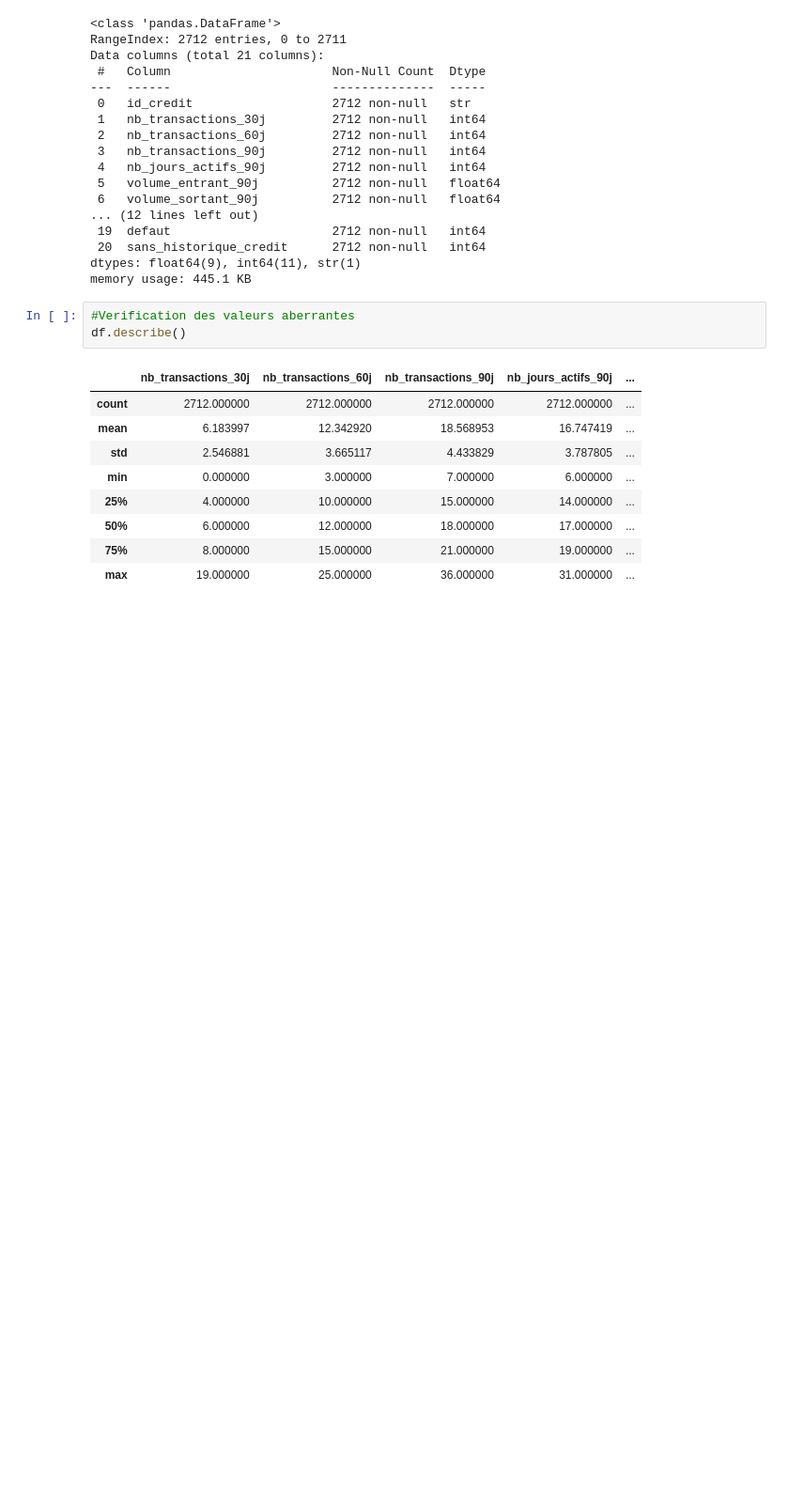
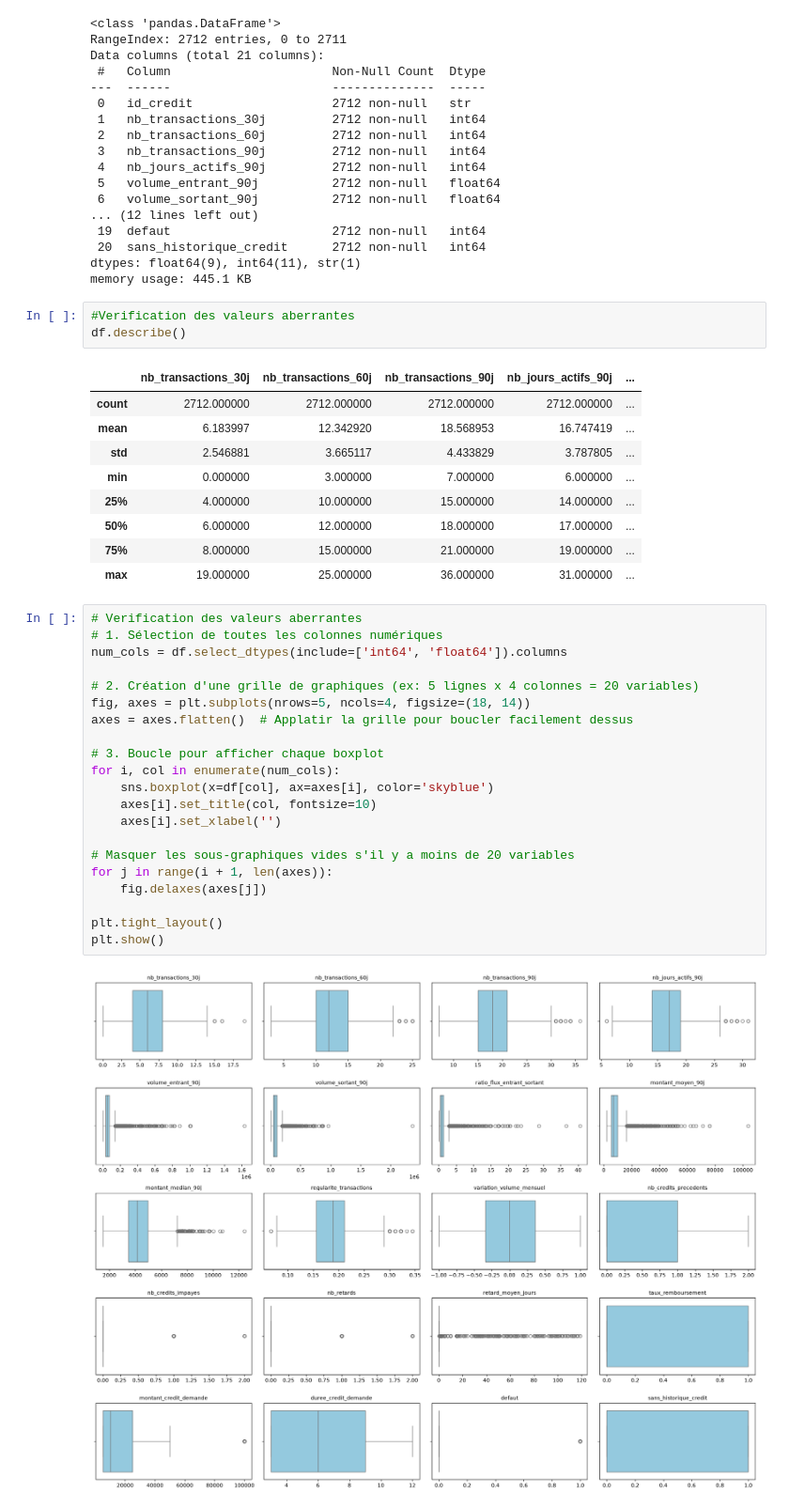
Before and after one commit to Awaniass26/Projet-Dataflow360, a Jupyter notebook: notebooks/eda_credit.ipynb, the cells around one changed output. Shown at 94% size. Cells and saved outputs as stored; diff of their text form; blank space fills up the shorter version.

```diff
--- a/notebooks/eda_credit.ipynb
+++ b/notebooks/eda_credit.ipynb
@@ -125,3 +135,26 @@ df.describe()
 | 50% | 6.000000 | 12.000000 | 18.000000 | 17.000000 | ... |
 | 75% | 8.000000 | 15.000000 | 21.000000 | 19.000000 | ... |
 | max | 19.000000 | 25.000000 | 36.000000 | 31.000000 | ... |
+# %%
+# Verification des valeurs aberrantes
+# 1. Sélection de toutes les colonnes numériques
+num_cols = df.select_dtypes(include=['int64', 'float64']).columns
+
+# 2. Création d'une grille de graphiques (ex: 5 lignes x 4 colonnes = 20 variables)
+fig, axes = plt.subplots(nrows=5, ncols=4, figsize=(18, 14))
+axes = axes.flatten()  # Applatir la grille pour boucler facilement dessus
+
+# 3. Boucle pour afficher chaque boxplot
+for i, col in enumerate(num_cols):
+    sns.boxplot(x=df[col], ax=axes[i], color='skyblue')
+    axes[i].set_title(col, fontsize=10)
+    axes[i].set_xlabel('')
+
+# Masquer les sous-graphiques vides s'il y a moins de 20 variables
+for j in range(i + 1, len(axes)):
+    fig.delaxes(axes[j])
+
+plt.tight_layout()
+plt.show()
+# %% [output]
+[figure, added]
```
Also changed, not shown: parts of 7 cells of this notebook, 2 other files.
